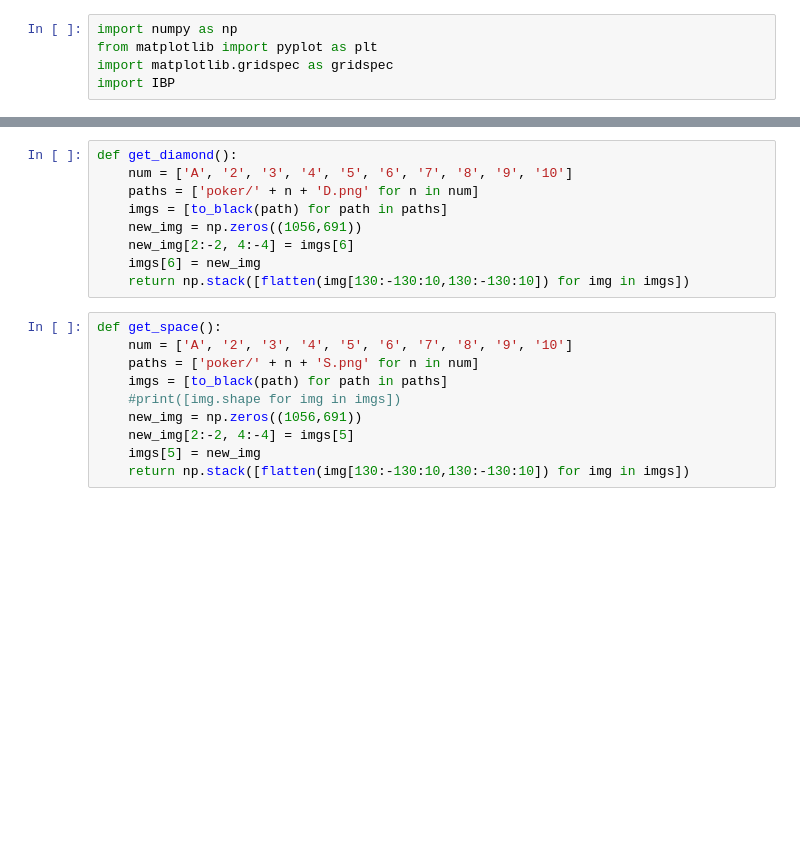
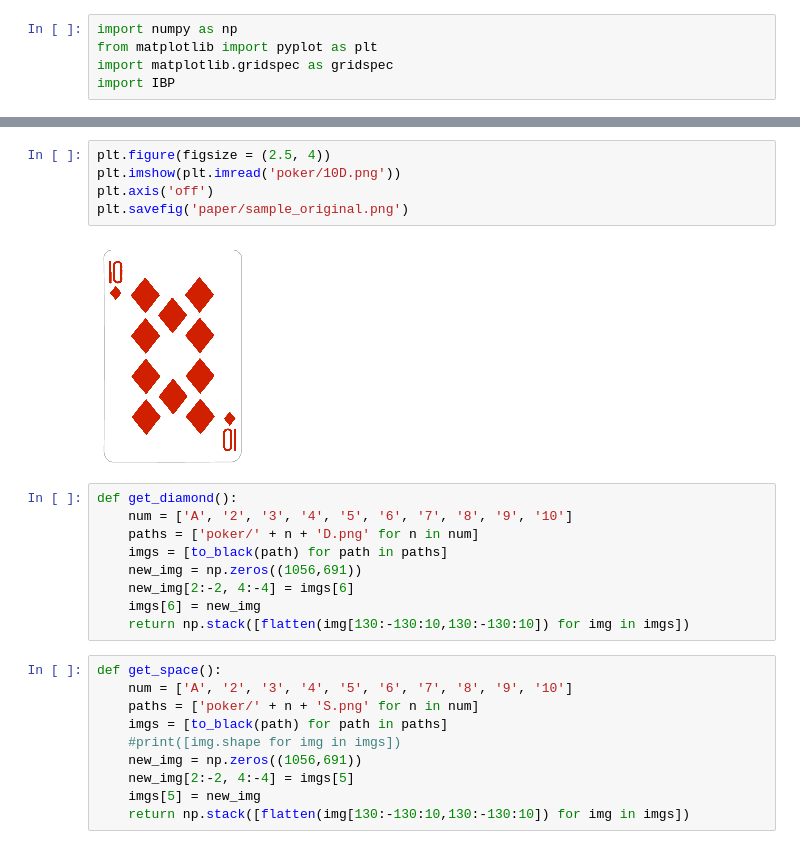
Before and after one commit to LauBok/IBP4ILFM, a Jupyter notebook: poker.ipynb, the cells around one changed output, grey strips where cells are left out. Cells and saved outputs as stored; diff of their text form; blank space fills up the shorter version.

```diff
--- a/poker.ipynb
+++ b/poker.ipynb
@@ -23,3 +28,10 @@ compress.shape
+# %%
+plt.figure(figsize = (2.5, 4))
+plt.imshow(plt.imread('poker/10D.png'))
+plt.axis('off')
+plt.savefig('paper/sample_original.png')
+# %% [output]
+[figure, added]
 # %%
 def get_diamond():
     num = ['A', '2', '3', '4', '5', '6', '7', '8', '9', '10']
```
Also changed, not shown: parts of 13 cells of this notebook, 1 other file.
